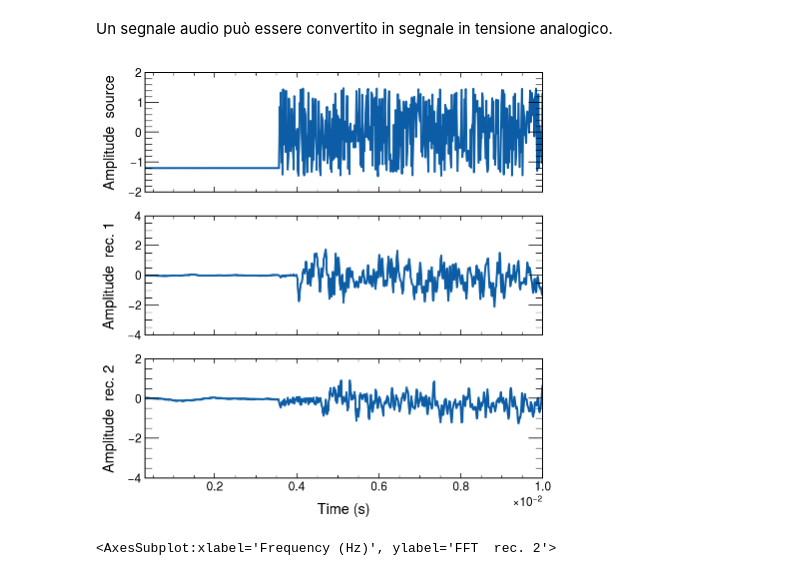
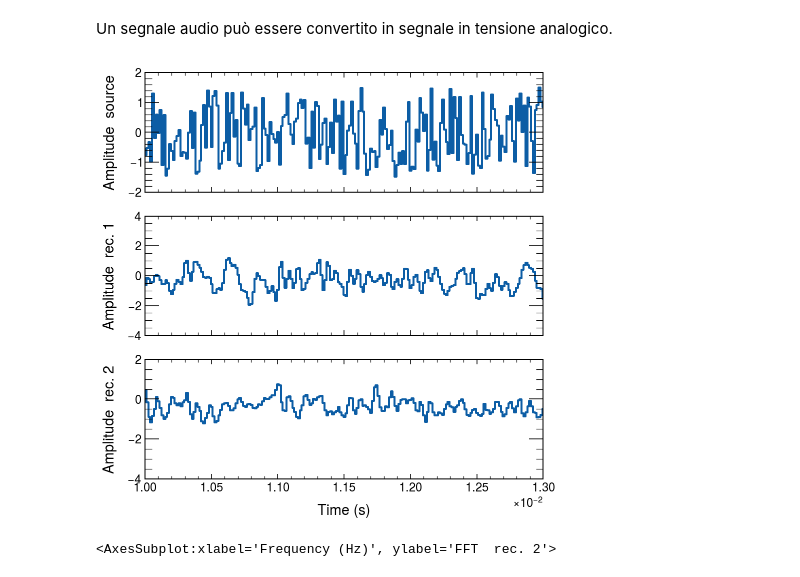
Before and after one commit to mattiasotgia/alphalab3, a Jupyter notebook: SoundSpeed/soundspeed_2023_04_04_notes.ipynb, the cells around one changed output. Cells and saved outputs as stored; diff of their text form; code cells hidden in the pictures.

```diff
--- a/SoundSpeed/soundspeed_2023_04_04_notes.ipynb
+++ b/SoundSpeed/soundspeed_2023_04_04_notes.ipynb
@@ -15,9 +15,9 @@ import glob
 
 files = sorted(glob.glob('data/*.lvm'))
 # %%
-Data(files[0]).plot(0.0003, 0.01, True)
+Data(files[0]).plot(0.01, 0.013, True)
 # %% [output]
-[figure, old version]
+[figure, new version]
 # %%
 from scipy import fft
 def signal_fft(data: Data):
```
Also changed, not shown: parts of 3 cells of this notebook, 5 other files.
